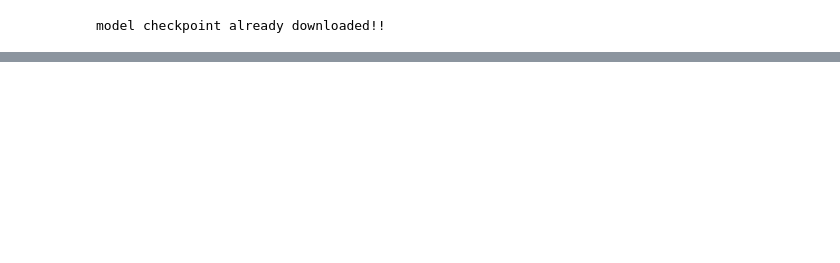
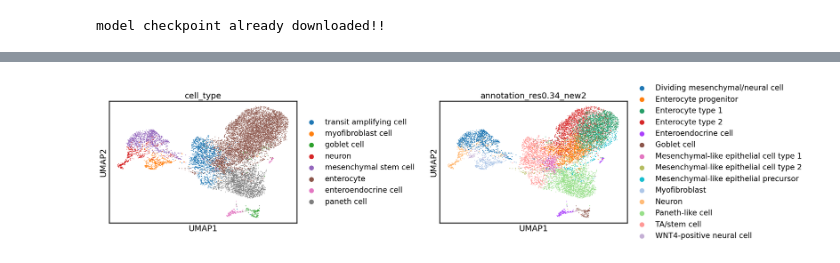
Before and after one commit to Doblado3/Transformers-Architecture-in-Bioinformatics, a Jupyter notebook: Experimentacion/quickStart.ipynb, the cells around one changed output, grey strips where cells are left out. Saved outputs shown, nothing was run; the diff lists cells and outputs as text; code cells hidden in the pictures; blank space fills up the shorter version.

Commit message:
Primeros embeddings generados en PC

```diff
--- a/Experimentacion/quickStart.ipynb
+++ b/Experimentacion/quickStart.ipynb
@@ -60,7 +67,7 @@ View of AnnData object with n_obs × n_vars = 11103 × 3000
 
 
 
-model_dir = Path("/Users/doblado/Transformers-Architecture-in-Bioinformatics/Experimentacion/save/scGPT_human")
+model_dir = Path("/home/pablo/git/Transformers-Architecture-in-Bioinformatics/Experimentacion/save/scGPT_human")
 
 
 
@@ -73,7 +80,6 @@ ref_embed_adata = scg.tasks.embed_data(
     gene_col=gene_col,
     obs_to_save=cell_type_key,  # optional arg, only for saving metainfo
     batch_size=64,
-    use_fast_transformer=False,
     return_new_adata=True,
 )
 # %% [output]
@@ -110,7 +131,11 @@ Error:
+# %%
+output_umap = "genEmbeddings_figures"
+os.makedirs(output_umap, exist_ok=True)
+sc.settings.figdir = output_umap
 # %%
 with warnings.catch_warnings():
     warnings.filterwarnings("ignore")
     #sc.pp.neighbors(ref_embed_adata, use_rep="X")
     #sc.tl.umap(ref_embed_adata)
-    sc.pl.umap(adata, color=["cell_type", "annotation_res0.34_new2"], wspace = 0.6)
+    sc.pl.umap(adata, color=["cell_type", "annotation_res0.34_new2"], wspace = 0.6, save="get_started_umap.png")
 # %% [output]
@@ -118 +143,2 @@ Error:
+[figure, added]
 # %%
```
Also changed, not shown: parts of 15 cells of this notebook, 2 other files.
